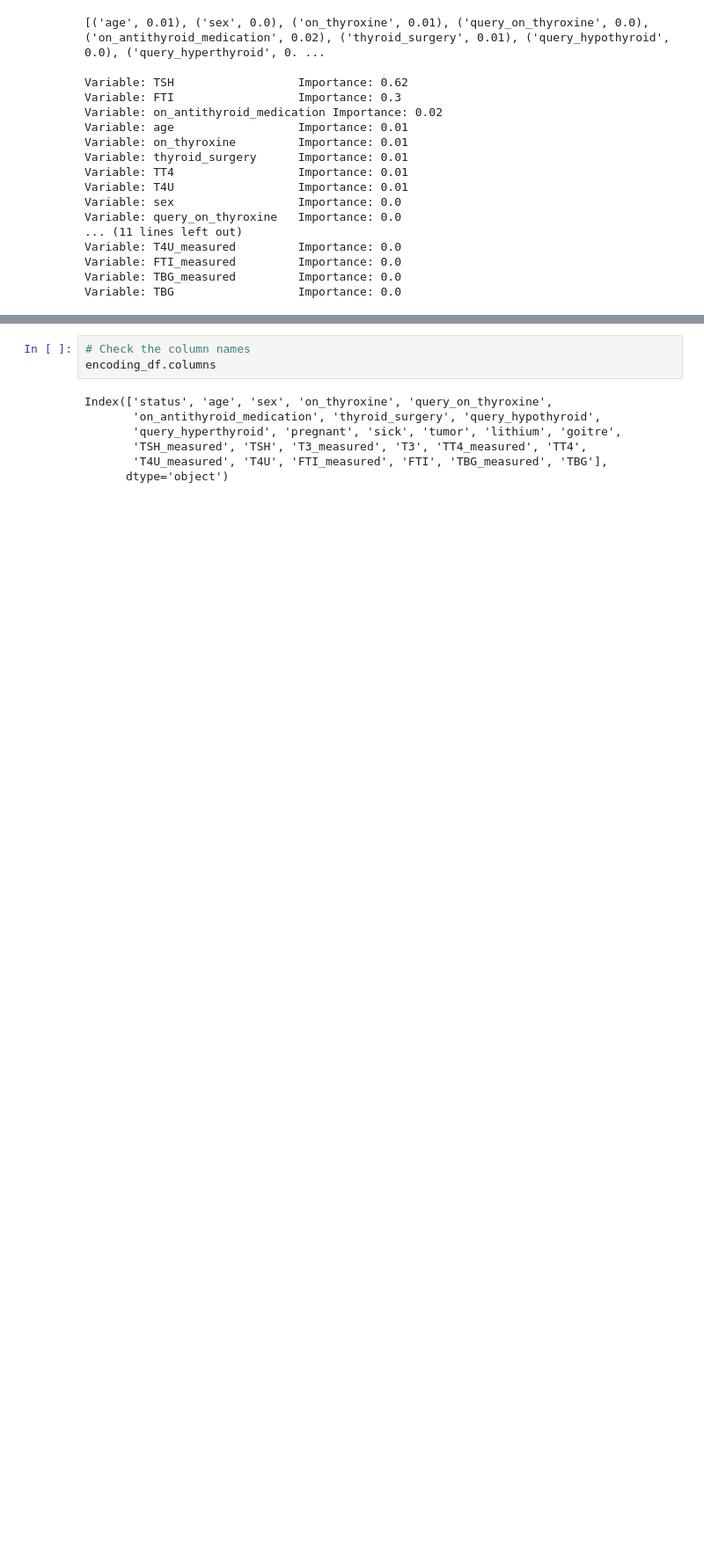
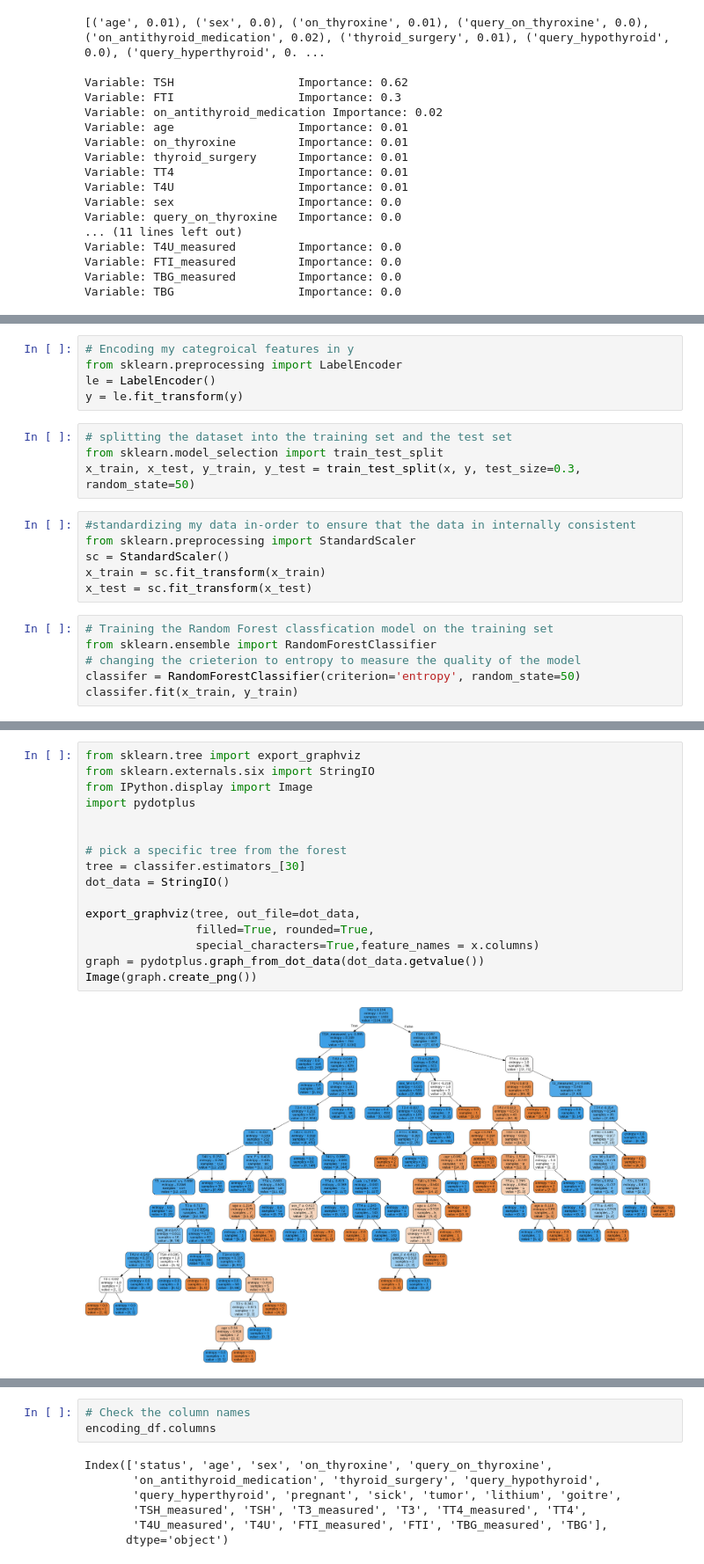
Before and after one commit to veronica1013/Test-for-Hypothyroidism, a Jupyter notebook: Moringa_Data_Science_Core_Module2_W8_Independent_Project_2021_10_Veronica_Isiaho_Python_Notebook_ipynb.ipynb, the cells around one changed output, grey strips where cells are left out. Shown at 88% size. Cells and saved outputs as stored; diff of their text form; blank space fills up the shorter version.

```diff
--- a/Moringa_Data_Science_Core_Module2_W8_Independent_Project_2021_10_Veronica_Isiaho_Python_Notebook_ipynb.ipynb
+++ b/Moringa_Data_Science_Core_Module2_W8_Independent_Project_2021_10_Veronica_Isiaho_Python_Notebook_ipynb.ipynb
@@ -829,0 +1039,21 @@ Variable: TBG                  Importance: 0.0
+# %%
+# Encoding my categroical features in y
+from sklearn.preprocessing import LabelEncoder
+le = LabelEncoder()
+y = le.fit_transform(y)
+# %%
+# splitting the dataset into the training set and the test set
+from sklearn.model_selection import train_test_split
+x_train, x_test, y_train, y_test = train_test_split(x, y, test_size=0.3, random_state=50)
+# %%
+#standardizing my data in-order to ensure that the data in internally consistent
+from sklearn.preprocessing import StandardScaler
+sc = StandardScaler()
+x_train = sc.fit_transform(x_train)
+x_test = sc.fit_transform(x_test)
+# %%
+# Training the Random Forest classfication model on the training set
+from sklearn.ensemble import RandomForestClassifier
+# changing the crieterion to entropy to measure the quality of the model
+classifer = RandomForestClassifier(criterion='entropy', random_state=50)
+classifer.fit(x_train, y_train)
@@ -830 +1123,19 @@ Variable: TBG                  Importance: 0.0
+# %%
+from sklearn.tree import export_graphviz
+from sklearn.externals.six import StringIO
+from IPython.display import Image
+import pydotplus
+
+
+# pick a specific tree from the forest
+tree = classifer.estimators_[30]
+dot_data = StringIO()
+
+export_graphviz(tree, out_file=dot_data,
+                filled=True, rounded=True,
+                special_characters=True,feature_names = x.columns)
+graph = pydotplus.graph_from_dot_data(dot_data.getvalue())
+Image(graph.create_png())
+# %% [output]
+[figure, added]
 # %% [markdown]
```
Also changed, not shown: parts of 58 cells of this notebook.
